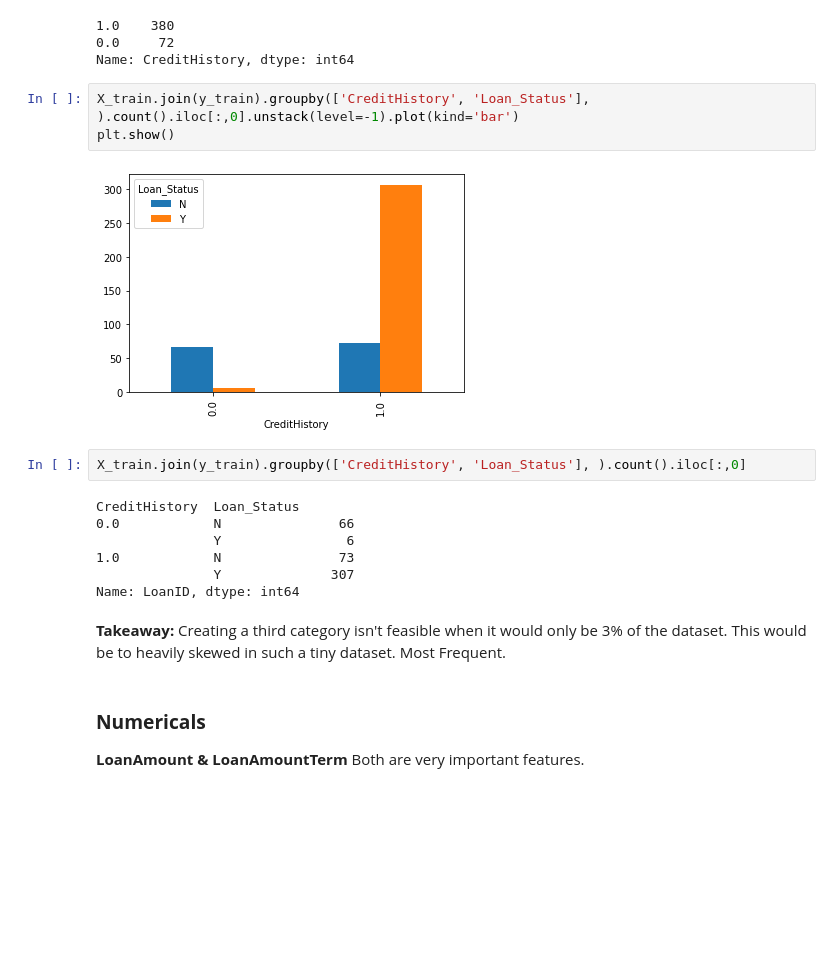
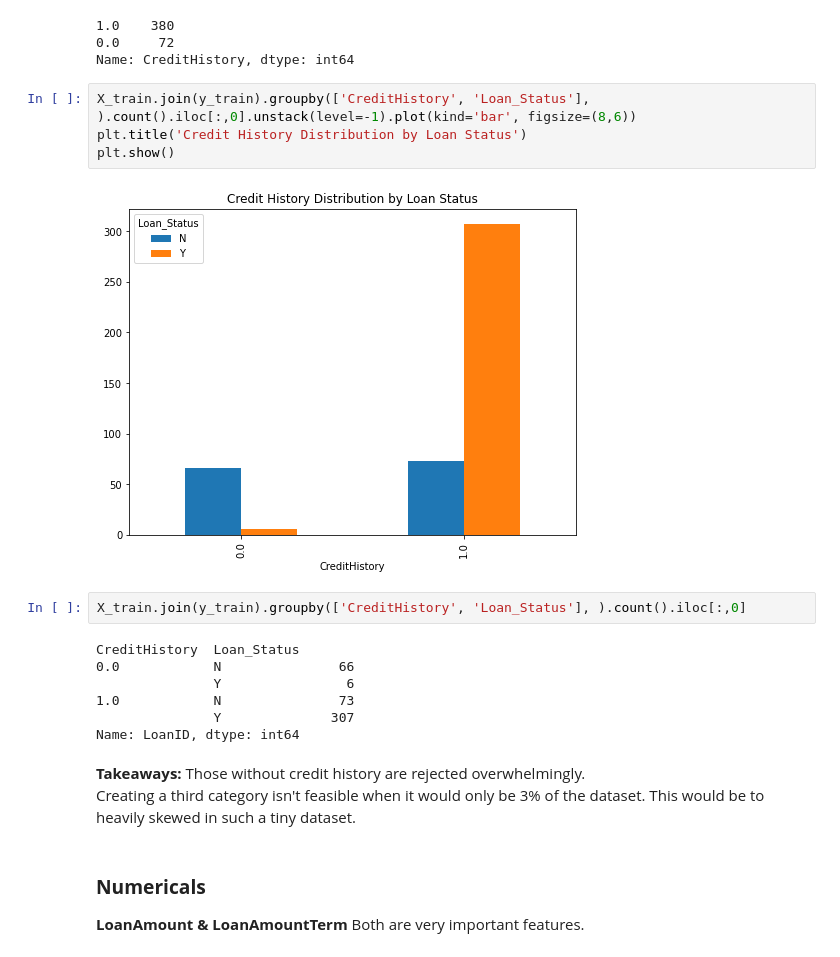
Before and after one commit to CharlesPizza/HomeLoan, a Jupyter notebook: Untitled.ipynb, the cells around one changed output. Saved outputs shown, nothing was run; the diff lists cells and outputs as text; blank space fills up the shorter version.

```diff
--- a/Untitled.ipynb
+++ b/Untitled.ipynb
@@ -313,10 +352,11 @@ X_train['CreditHistory'].value_counts()
 0.0     72
 Name: CreditHistory, dtype: int64
 # %%
-X_train.join(y_train).groupby(['CreditHistory', 'Loan_Status'], ).count().iloc[:,0].unstack(level=-1).plot(kind='bar')
+X_train.join(y_train).groupby(['CreditHistory', 'Loan_Status'], ).count().iloc[:,0].unstack(level=-1).plot(kind='bar', figsize=(8,6))
+plt.title('Credit History Distribution by Loan Status')
 plt.show()
 # %% [output]
-[figure, old version]
+[figure, new version]
 # %%
 X_train.join(y_train).groupby(['CreditHistory', 'Loan_Status'], ).count().iloc[:,0]
 # %% [output]
@@ -327,7 +367,9 @@ CreditHistory  Loan_Status
                Y              307
 Name: LoanID, dtype: int64
 # %% [markdown]
-__Takeaway:__ Creating a third category isn't feasible when it would only be 3% of the dataset. This would be to heavily skewed in such a tiny dataset. Most Frequent.
+__Takeaways:__
+Those without credit history are rejected overwhelmingly.<br>
+Creating a third category isn't feasible when it would only be 3% of the dataset. This would be to heavily skewed in such a tiny dataset.
 # %% [markdown]
 ### __Numericals__
 __LoanAmount & LoanAmountTerm__ Both are very important features.
```
Also changed, not shown: parts of 70 cells of this notebook.
